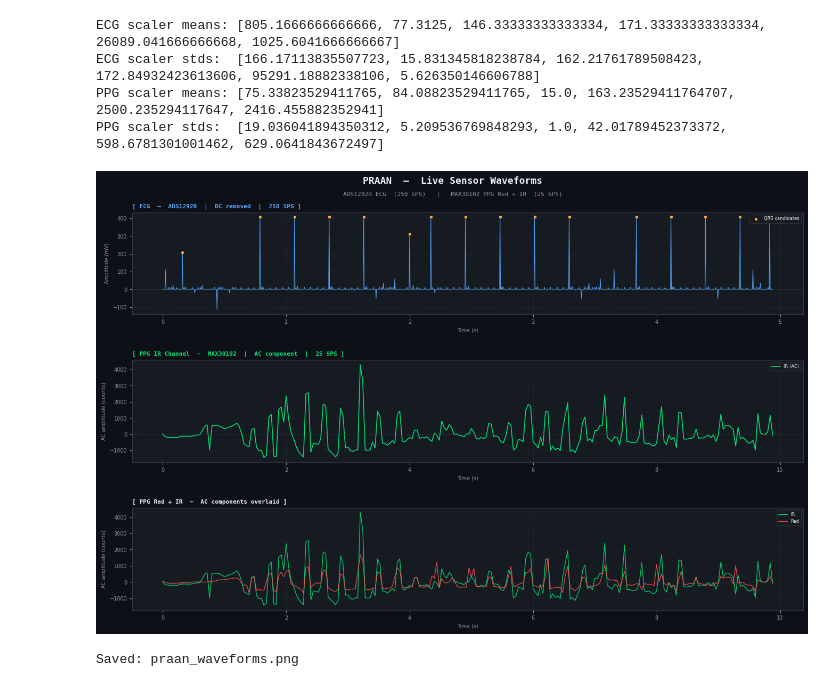
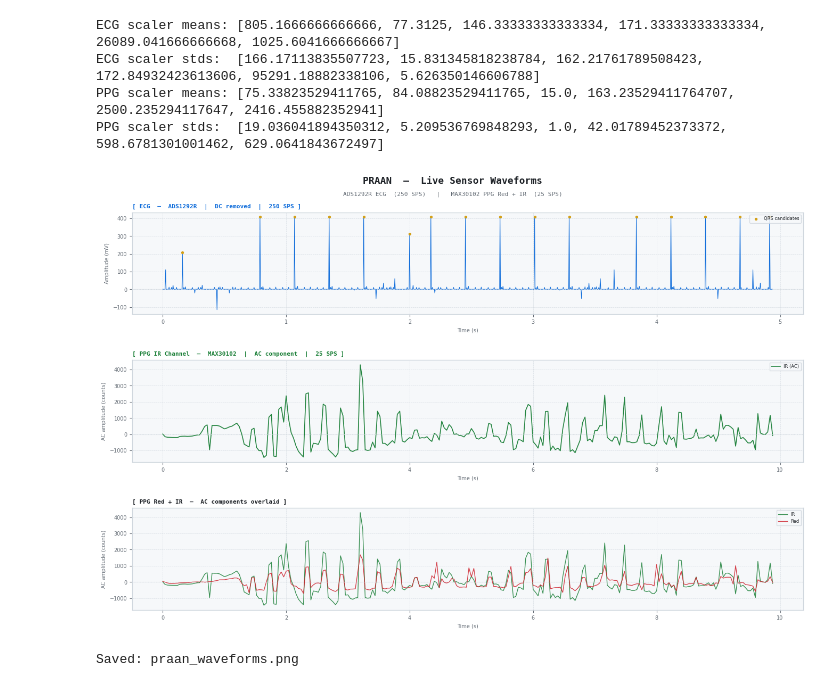
Before and after one commit to nadyon/praan, a Jupyter notebook: ml_pipeline.ipynb, the cells around one changed output. Cells and saved outputs as stored; diff of their text form; code cells hidden in the pictures.

Commit message:
ML image generation

```diff
--- a/ml_pipeline.ipynb
+++ b/ml_pipeline.ipynb
@@ -602,15 +602,15 @@ with open(ECG_LOG) as f:
         line = line.strip()
         try:
             v = float(line)
-            if -300.0 < v < 800.0:          # same saturation filter as C pipeline
+            if -300.0 < v < 800.0:
                 ecg_raw_vals.append(v)
         except ValueError:
             pass
 
 ecg_arr = np.array(ecg_raw_vals)
 ecg_dc  = np.median(ecg_arr)
-ecg_arr = ecg_arr - ecg_dc                  # DC removal — same as C pipeline
-ecg_t   = np.arange(len(ecg_arr)) / 250.0  # 250 SPS → seconds
+ecg_arr = ecg_arr - ecg_dc
+ecg_t   = np.arange(len(ecg_arr)) / 250.0
 
 # ── Load PPG ───────────────────────────────────────────────────────────────
 red_vals, ir_vals = [], []
@@ -631,10 +631,8 @@ with open(PPG_LOG) as f:
 
 red_arr = np.array(red_vals, dtype=float)
 ir_arr  = np.array(ir_vals,  dtype=float)
-ppg_t   = np.arange(len(ir_arr)) / 25.0    # 25 SPS → seconds
+ppg_t   = np.arange(len(ir_arr)) / 25.0
 
-# AC extraction for display — rolling mean removes slow DC drift
-# window = 25 samples = 1 second at 25 SPS
 def rolling_mean(x, w=25):
     kernel = np.ones(w) / w
     padded = np.pad(x, (w//2, w//2), mode='edge')
@@ -643,16 +641,18 @@ def rolling_mean(x, w=25):
 red_ac = red_arr - rolling_mean(red_arr)
 ir_ac  = ir_arr  - rolling_mean(ir_arr)
 
+# ── Colour palette — clean white theme ────────────────────────────────────
+BG     = '#ffffff'          # outer figure background
+PANEL  = '#f6f8fa'          # subplot panel fill
+BORDER = '#d0d7de'          # spine / grid lines
+TEXT   = '#1f2328'          # primary labels & titles
+SUBTEXT= '#656d76'          # secondary / axis labels
+ACCENT = '#0969da'          # ECG trace (blue)
+GREEN  = '#1a7f37'          # IR trace (green)
+RED    = '#cf222e'          # Red channel trace
+PEAK   = '#d4a017'          # QRS candidate scatter
+
 # ── Plot ───────────────────────────────────────────────────────────────────
-BG     = '#0d1117'
-PANEL  = '#161b22'
-BORDER = '#30363d'
-TEXT   = '#e6edf3'
-SUBTEXT= '#8b949e'
-ACCENT = '#58a6ff'
-GREEN  = '#00e676'
-RED    = '#ff5252'
-
 fig, axes = plt.subplots(3, 1, figsize=(14, 9), facecolor=BG)
 fig.subplots_adjust(hspace=0.45, left=0.07, right=0.97, top=0.91, bottom=0.08)
 
@@ -668,7 +668,7 @@ for ax in axes:
         spine.set_edgecolor(BORDER)
         spine.set_linewidth(1)
     ax.tick_params(colors=SUBTEXT, labelsize=7)
-    ax.grid(True, color=BORDER, linewidth=0.5, linestyle='--', alpha=0.6)
+    ax.grid(True, color=BORDER, linewidth=0.5, linestyle='--', alpha=0.8)
     ax.xaxis.label.set_color(SUBTEXT)
     ax.yaxis.label.set_color(SUBTEXT)
 
@@ -681,44 +681,43 @@ axes[0].set_ylabel('Amplitude (mV)', fontsize=7)
 axes[0].set_xlabel('Time (s)', fontsize=7)
 axes[0].axhline(0, color=BORDER, linewidth=0.8, linestyle=':')
 
-# annotate peak region
 peak_thresh = ecg_arr.max() * 0.5
 peak_idx    = np.where(ecg_arr > peak_thresh)[0]
 if len(peak_idx) > 0:
     axes[0].scatter(ecg_t[peak_idx], ecg_arr[peak_idx],
-                    color='#ffab40', s=8, zorder=5, label='QRS candidates')
+                    color=PEAK, s=8, zorder=5, label='QRS candidates')
     axes[0].legend(fontsize=6, facecolor=PANEL, edgecolor=BORDER,
                    labelcolor=TEXT, loc='upper right')
 
-# ── Plot 2: PPG IR (cleaner, larger signal) ────────────────────────────────
+# ── Plot 2: PPG IR ─────────────────────────────────────────────────────────
 axes[1].plot(ppg_t, ir_ac, color=GREEN, linewidth=1.2, alpha=0.95, label='IR (AC)')
 axes[1].set_title('[ PPG IR Channel  —  MAX30102  |  AC component  |  25 SPS ]',
                   color=GREEN, fontsize=8, fontfamily='monospace',
                   fontweight='bold', loc='left', pad=6)
 axes[1].set_ylabel('AC amplitude (counts)', fontsize=7)
 axes[1].set_xlabel('Time (s)', fontsize=7)
 axes[1].axhline(0, color=BORDER, linewidth=0.8, linestyle=':')
 axes[1].legend(fontsize=6, facecolor=PANEL, edgecolor=BORDER,
                labelcolor=TEXT, loc='upper right')
 
 # ── Plot 3: PPG Red + IR overlaid ─────────────────────────────────────────
 axes[2].plot(ppg_t, ir_ac,  color=GREEN, linewidth=1.0, alpha=0.85, label='IR')
 axes[2].plot(ppg_t, red_ac, color=RED,   linewidth=1.0, alpha=0.85, label='Red')
 axes[2].set_title('[ PPG Red + IR  —  AC components overlaid ]',
                   color=TEXT, fontsize=8, fontfamily='monospace',
                   fontweight='bold', loc='left', pad=6)
 axes[2].set_ylabel('AC amplitude (counts)', fontsize=7)
 axes[2].set_xlabel('Time (s)', fontsize=7)
 axes[2].axhline(0, color=BORDER, linewidth=0.8, linestyle=':')
 axes[2].legend(fontsize=6, facecolor=PANEL, edgecolor=BORDER,
                labelcolor=TEXT, loc='upper right')
 
 plt.savefig('praan_waveforms.png', dpi=150, bbox_inches='tight',
             facecolor=BG, edgecolor='none')
 plt.show()
 print('Saved: praan_waveforms.png')
 # %% [output]
-[figure, old version]
+[figure, new version]
 Saved: praan_waveforms.png
 # %%
 import matplotlib.pyplot as plt
```
Also changed, not shown: parts of 1 cell of this notebook, 2 other files.
